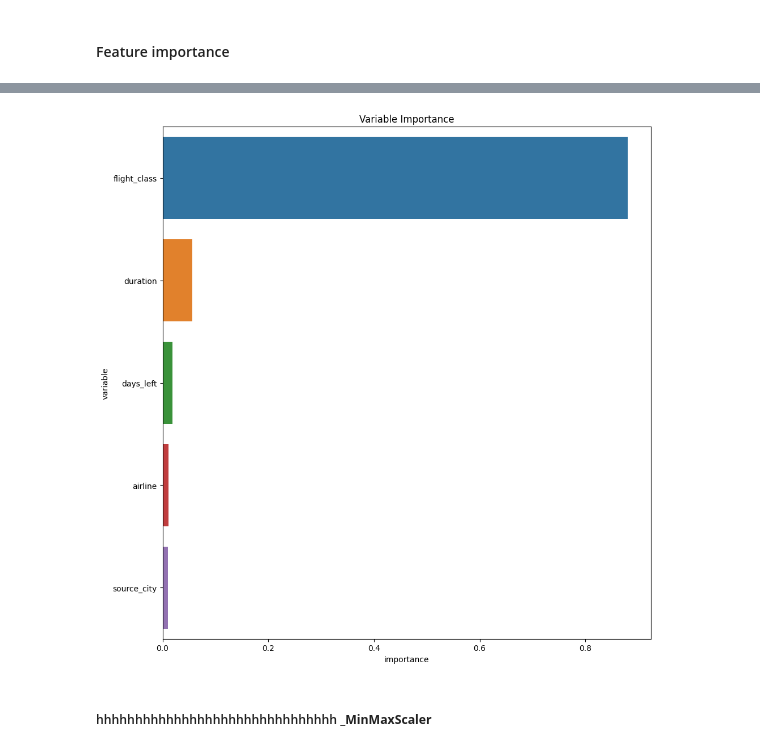
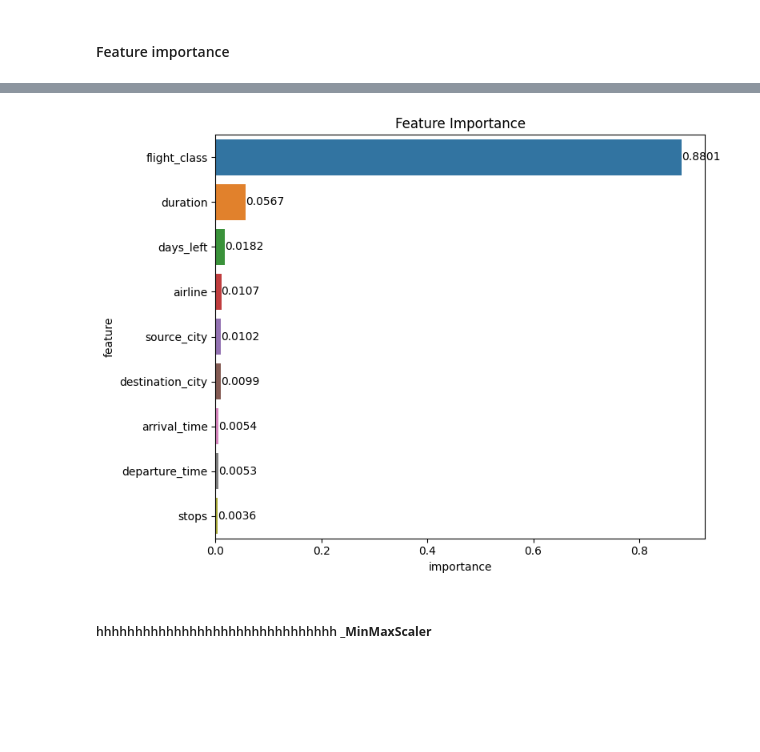
Before and after one commit to ahilah/Flight-Price-Prediction-Model, a Jupyter notebook: flight-price-pred-full.ipynb, the cells around one changed output, grey strips where cells are left out. Drawn from its saved outputs; the diff is of its cells as text; code cells hidden in the pictures; blank space fills up the shorter version.

```diff
--- a/flight-price-pred-full.ipynb
+++ b/flight-price-pred-full.ipynb
@@ -1491,15 +1491,20 @@ importance_base
 | 7 | arrival_time | 0.005356 |
 | 5 | departure_time | 0.005262 |
 | 0 | stops | 0.003579 |
-# %%
-plt.figure(figsize=(10,10))
-sns.barplot(x="importance",
-            y="variable",
-            data=importance_base[:5])
-plt.title('Variable Importance')
-plt.tight_layout()
-# %% [output]
-[figure, removed]
+# %%
+plt.figure(figsize=(8, 6))
+sns.barplot(x="importance",
+            y="feature",
+            data=importance_base[:9])
+
+# add R2 values above each bar
+for i, v in enumerate(importance_base['importance'][:9]):
+    plt.text(v, i, f'{v:.4f}', ha='left', va='center', color='black')
+
+plt.title('Feature Importance')
+plt.tight_layout()
+# %% [output]
+[figure, added]
 # %% [markdown]
 ##### hhhhhhhhhhhhhhhhhhhhhhhhhhhhhhh **_MinMaxScaler**
 # %%
```
Also changed, not shown: parts of 24 cells of this notebook.
